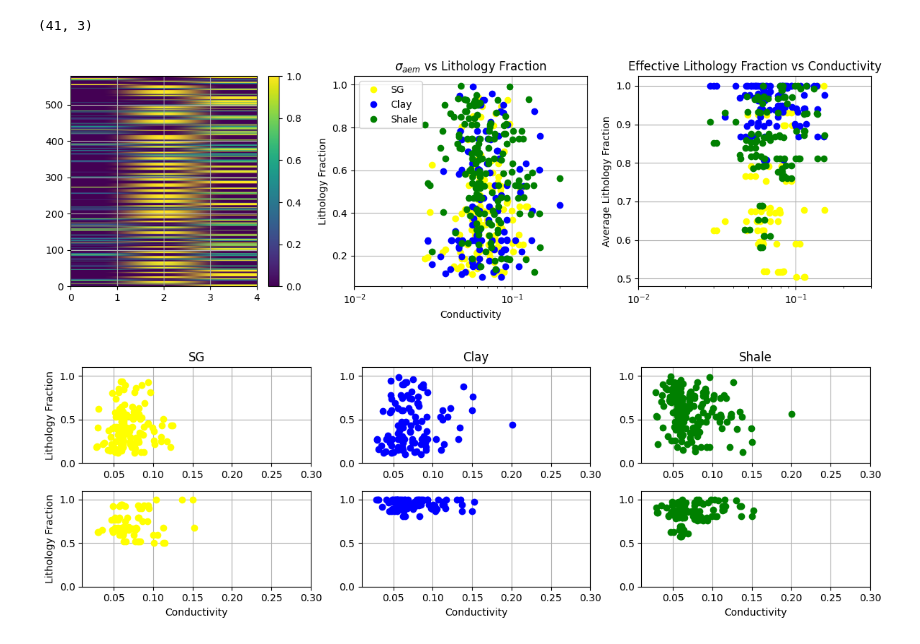
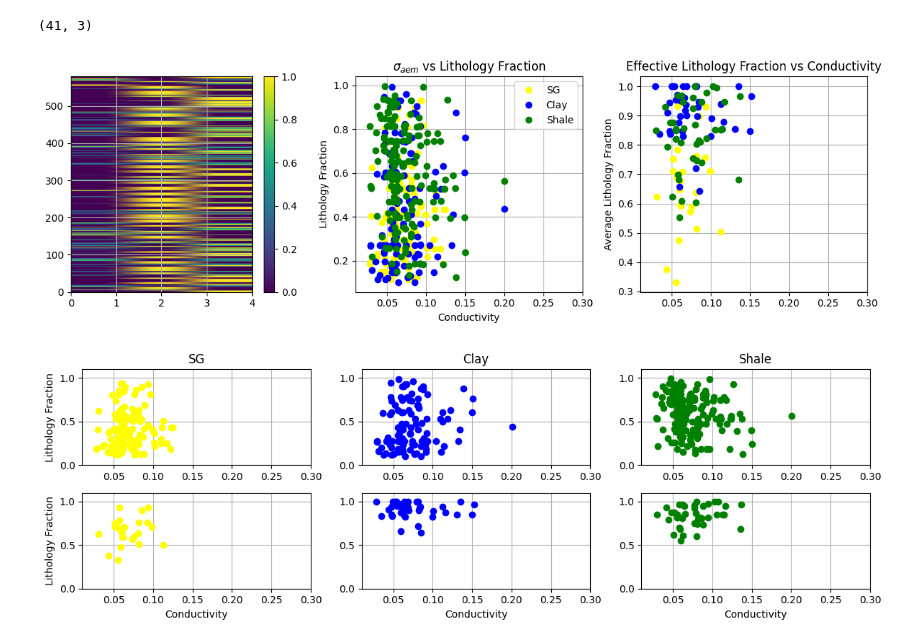
Before and after one commit to emgeolab/alberta_atem, a Jupyter notebook: notebooks/well_analysis.ipynb, the cells around one changed output. Saved outputs shown, nothing was run; the diff lists cells and outputs as text; code cells hidden in the pictures.

```diff
--- a/notebooks/well_analysis.ipynb
+++ b/notebooks/well_analysis.ipynb
@@ -1369,39 +1342,39 @@ plt.plot(
 )
 plt.plot(
     (b_all[mask[:, 1]]),
     A_all[:, 1][mask[:, 1]],
     "o",
     label="Clay",
     color=allocate_color("clay"),
 )
 plt.plot(
     (b_all[mask[:, 2]]),
     A_all[:, 2][mask[:, 2]],
     "o",
     label="Shale",
     color=allocate_color("shale"),
 )
-plt.xscale('log')
+# plt.xscale('log')
 plt.xlim(1e-2, 3e-1)
 plt.ylabel("Lithology Fraction")
 plt.xlabel("Conductivity")
 plt.title(r"$\sigma_{aem}$ vs Lithology Fraction")
 plt.legend()
 plt.grid()
 
 plt.subplot(1, 3, 3)
-plt.xscale('log')
+# plt.xscale('log')
 plt.xlim(1e-2, 3e-1)
-plt.plot(b_avg, A_avg[:, 0], "o", color=allocate_color("sg"), label="SG")
-plt.plot(b_avg, A_avg[:, 1], "o", color=allocate_color("clay"), label="Clay")
-plt.plot(b_avg, A_avg[:, 2], "o", color=allocate_color("shale"), label="Shale")
+plt.plot(b_avg[:,0], A_avg[:, 0], "o", color=allocate_color("sg"), label="SG")
+plt.plot(b_avg[:,1], A_avg[:, 1], "o", color=allocate_color("clay"), label="Clay")
+plt.plot(b_avg[:,2], A_avg[:, 2], "o", color=allocate_color("shale"), label="Shale")
 plt.ylabel("Average Lithology Fraction")
 plt.title("Effective Lithology Fraction vs Conductivity")
 plt.grid()
 plt.tight_layout()
 plt.show()
 # %% [output]
-[figure, old version]
+[figure, new version]
 # %%
 plt.figure(figsize=(12, 4))
 plt.subplot(2, 3, 1)
@@ -1443,20 +1416,20 @@ plt.grid()
 plt.xlim(1e-2, 3e-1)
 plt.ylim(0, 1.1)
 plt.subplot(2, 3, 4)
-plt.plot(b_avg, A_avg[:, 0], "o", color=allocate_color("sg"), label="SG")
+plt.plot(b_avg[:, 0], A_avg[:, 0], "o", color=allocate_color("sg"), label="SG")
 plt.xlabel("Conductivity")
 plt.ylabel("Lithology Fraction")
 plt.grid()
 plt.ylim(0, 1.1)
 plt.xlim(1e-2, 3e-1)
 plt.subplot(2, 3, 5)
-plt.plot(b_avg, A_avg[:, 1], "o", color=allocate_color("clay"), label="Clay")
+plt.plot(b_avg[:, 1], A_avg[:, 1], "o", color=allocate_color("clay"), label="Clay")
 plt.grid()
 plt.xlabel("Conductivity")
 plt.ylim(0, 1.1)
 plt.xlim(1e-2, 3e-1)
 plt.subplot(2, 3, 6)
-plt.plot(b_avg, A_avg[:, 2], "o", color=allocate_color("shale"), label="Shale")
+plt.plot(b_avg[:, 2], A_avg[:, 2], "o", color=allocate_color("shale"), label="Shale")
 plt.grid()
 plt.ylim(0, 1.1)
 plt.xlim(1e-2, 3e-1)
@@ -1464,7 +1437,7 @@ plt.xlabel("Conductivity")
 plt.tight_layout()
 plt.show()
 # %% [output]
-[figure, old version]
+[figure, new version]
 # %%
 solution = calculate_linear_equation(A_all, b_all)
 # %%
```
Also changed, not shown: parts of 6 cells of this notebook, 1 other file.
